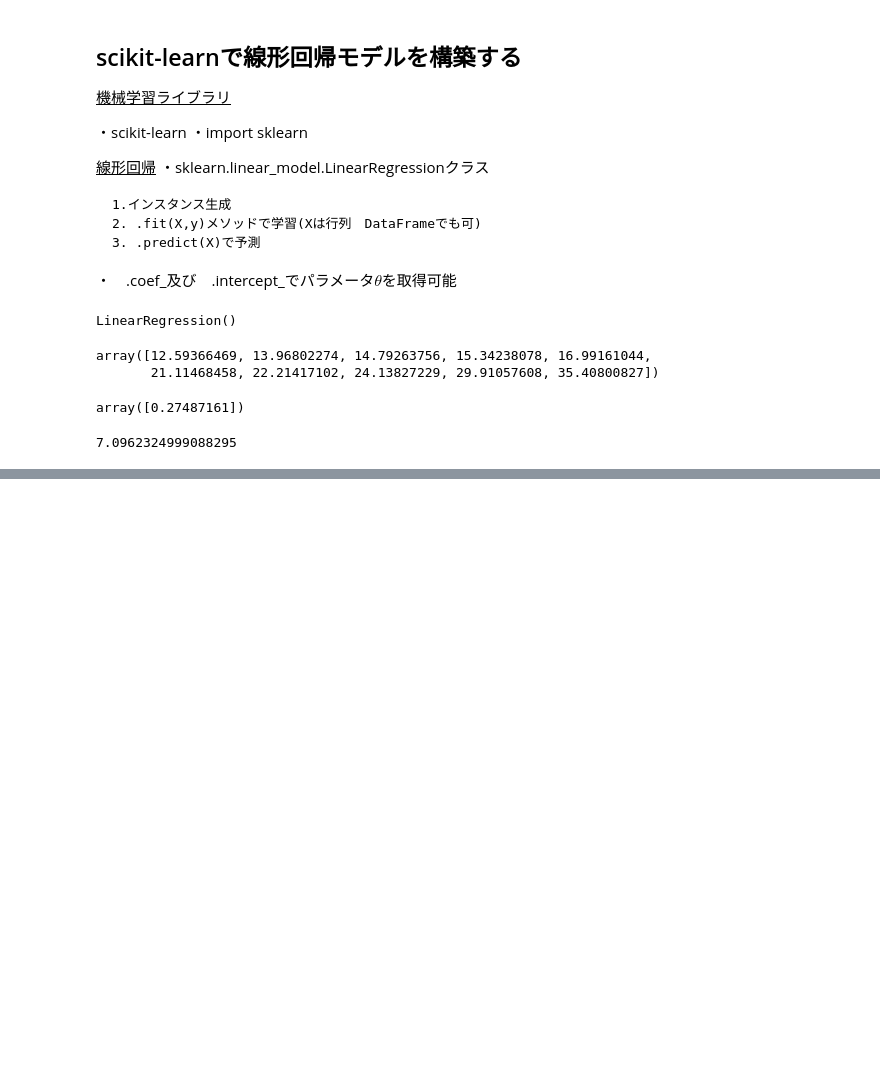
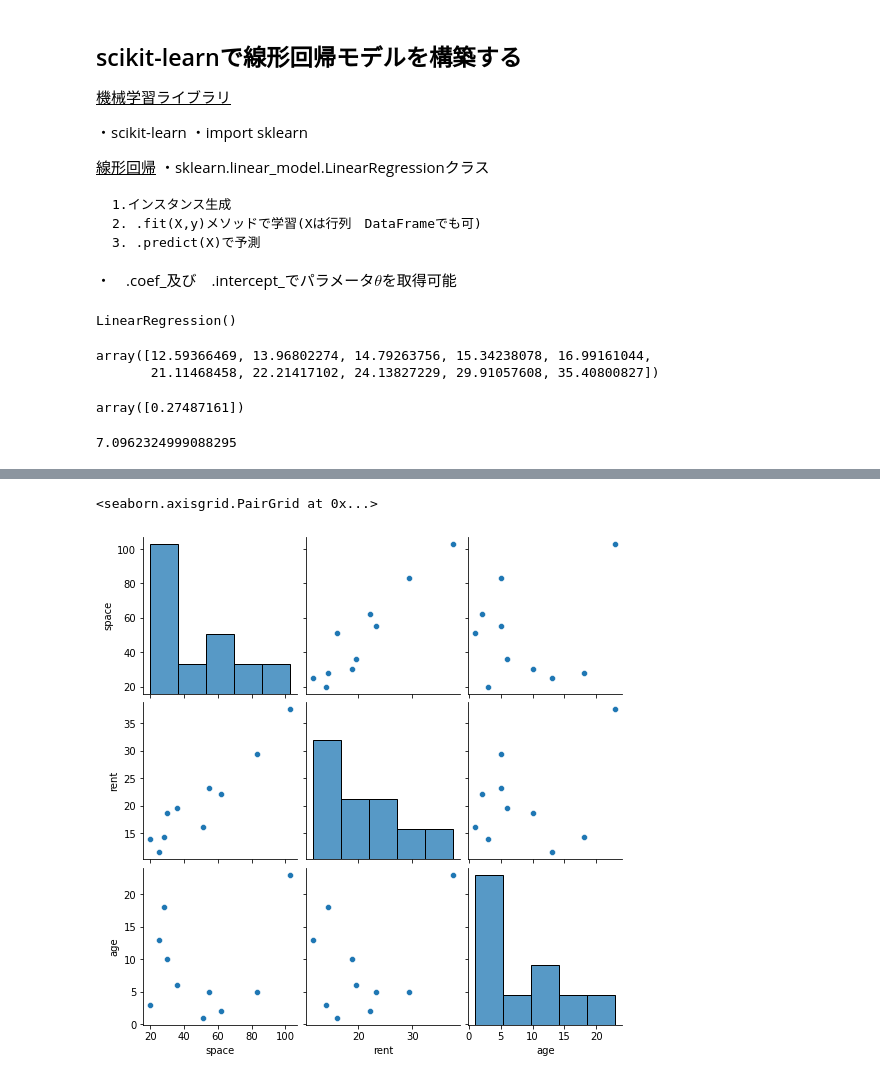
Before and after one commit to meron14725/ds-machine_learning, a Jupyter notebook: work/note.ipynb, the cells around one changed output, grey strips where cells are left out. Drawn from its saved outputs; the diff is of its cells as text; code cells hidden in the pictures; blank space fills up the shorter version.

```diff
--- a/work/note.ipynb
+++ b/work/note.ipynb
@@ -236,0 +337,7 @@ model.intercept_
+# %%
+# データ準備
+import pandas as pd
+df = pd.read_csv('data/sample_data2.csv')
+y_col = 'rent'
+X = df.drop(columns=y_col)
+y = df[y_col]
@@ -236,0 +370,6 @@ model.intercept_
+# %%
+import seaborn as sns
+sns.pairplot(df)
+# %% [output]
+<seaborn.axisgrid.PairGrid at 0x...>
+[figure, added]
```
Also changed, not shown: parts of 51 cells of this notebook, 3 other files.
